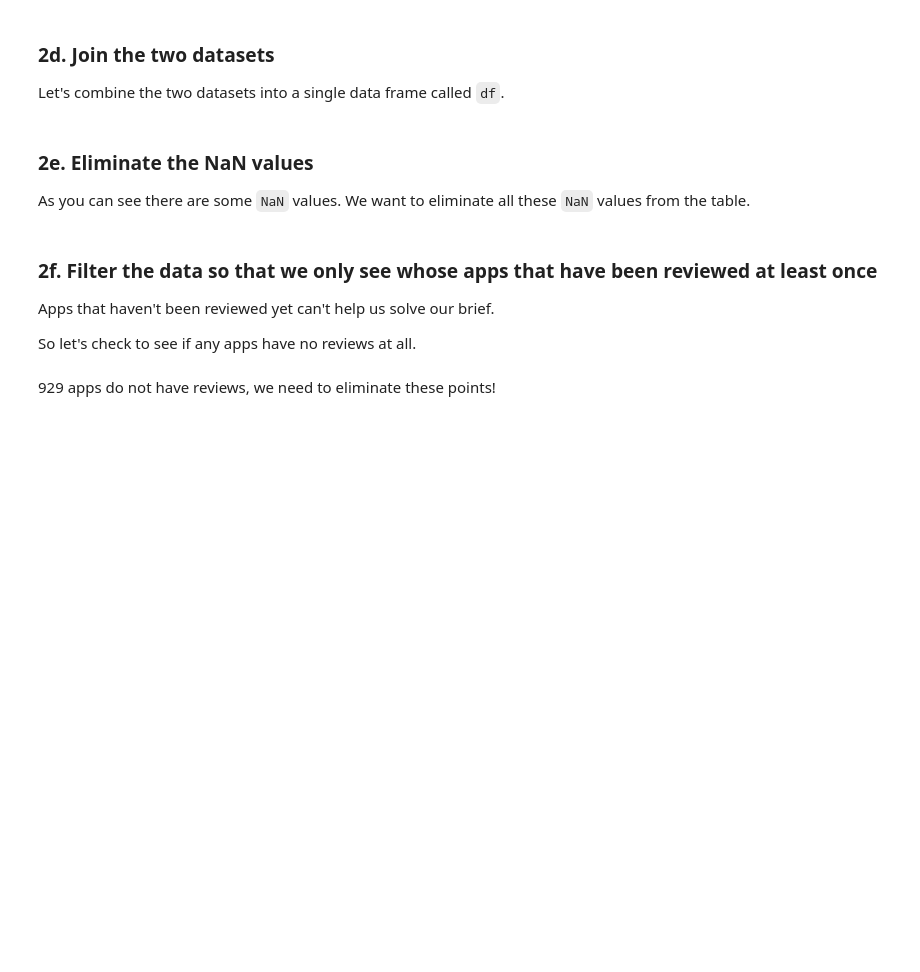
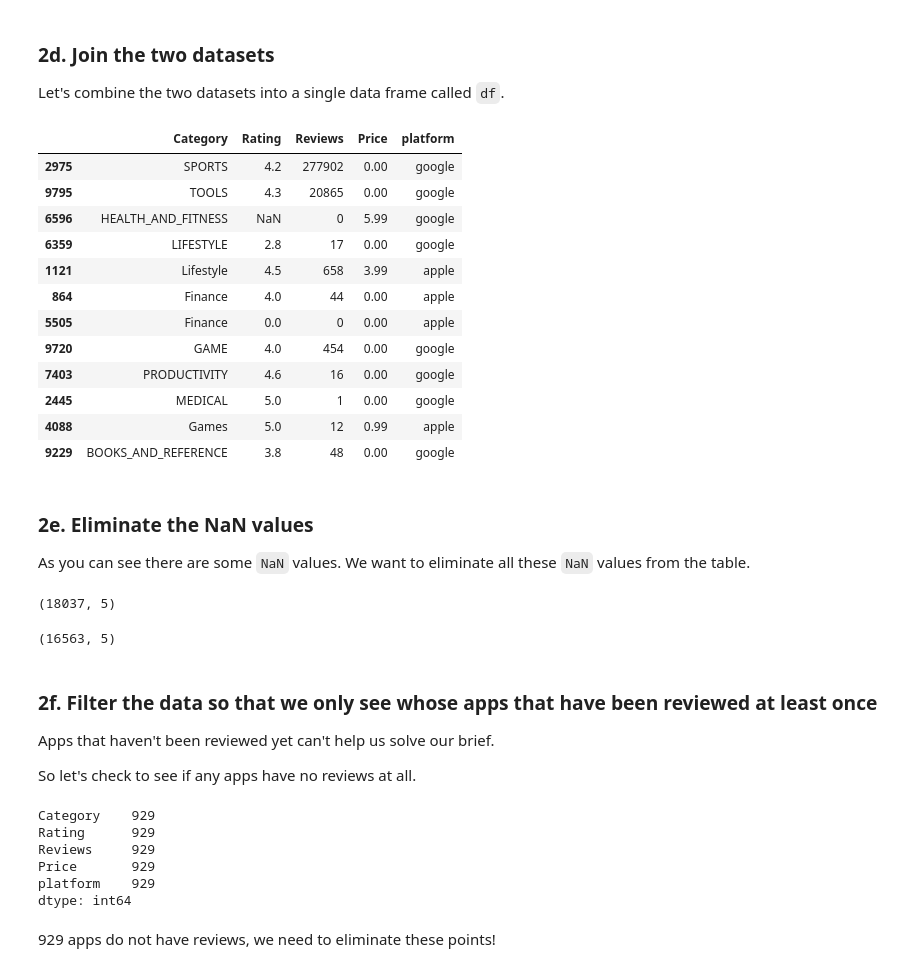
Before and after one commit to allen44/case-study-integrating-apps, a Jupyter notebook: Springboard Apps project - Tier 3 - Complete.ipynb, the cells around one changed output. Saved outputs shown, nothing was run; the diff lists cells and outputs as text; code cells hidden in the pictures; blank space fills up the shorter version.

```diff
--- a/Springboard Apps project - Tier 3 - Complete.ipynb
+++ b/Springboard Apps project - Tier 3 - Complete.ipynb
@@ -186,10 +231,10 @@ This is a problem because Python actually considers these values strings. So we
 # %%
 # Let's create a variable called nosymb.
 # This variable will take the Price column of Google and apply the str.replace() method.
-_ _ _
+nosymb = Google['Price'].str.replace('$', '')
 
 # Now we need to do two things:
-# i. Make the values in the nosymb variable numeric using the to_numeric() pandas method.
+# i. Make the values in the nosymb variable numeric using the
 # ii. Assign this new set of numeric, dollar-sign-less values to Google['Price'].
 # You can do this in one line if you wish.
-_ _ _
+Google['Price'] = pd.to_numeric(nosymb)
@@ -202,4 +259,4 @@ _ _ _
 Notice that the column `Reviews` is still an object column. We actually need this column to be a numeric column, too.
 # %%
 # Convert the 'Reviews' column to a numeric data type.
-_ _ _
+Google['Reviews'] = pd.to_numeric(Google['Reviews'])
@@ -214,4 +283,5 @@ The reason we're making this column is so that we can ultimately join our Apple
 # %%
 # Create a column called 'platform' in both the Apple and Google dataframes.
 # Add the value 'apple' and the value 'google' as appropriate.
-_ _ _
+Google['platform'] = 'google'
+Apple['platform'] = 'apple'
@@ -240,23 +319,41 @@ _ _ _
 Let's combine the two datasets into a single data frame called `df`.
 # %%
 # Let's use the append() method to append Apple to Google.
-_ _ _
+df = Google.append(Apple)
 
 # Using the sample() method with the number 12 passed to it, check 12 random points of your dataset.
-_ _ _
+df.sample(12)
+# %% [output]
+|  | Category | Rating | Reviews | Price | platform |
+| 2975 | SPORTS | 4.2 | 277902 | 0.00 | google |
+| 9795 | TOOLS | 4.3 | 20865 | 0.00 | google |
+| 6596 | HEALTH_AND_FITNESS | NaN | 0 | 5.99 | google |
+| 6359 | LIFESTYLE | 2.8 | 17 | 0.00 | google |
+| 1121 | Lifestyle | 4.5 | 658 | 3.99 | apple |
+| 864 | Finance | 4.0 | 44 | 0.00 | apple |
+| 5505 | Finance | 0.0 | 0 | 0.00 | apple |
+| 9720 | GAME | 4.0 | 454 | 0.00 | google |
+| 7403 | PRODUCTIVITY | 4.6 | 16 | 0.00 | google |
+| 2445 | MEDICAL | 5.0 | 1 | 0.00 | google |
+| 4088 | Games | 5.0 | 12 | 0.99 | apple |
+| 9229 | BOOKS_AND_REFERENCE | 3.8 | 48 | 0.00 | google |
 # %% [markdown]
 ### 2e. Eliminate the NaN values
 
 As you can see there are some `NaN` values. We want to eliminate all these `NaN` values from the table.
+# %%
+# Lets check first the dimesions of df before droping `NaN` values. Use the .shape feature.
+df.shape
+# %% [output]
+(18037, 5)
 # %%
-# Lets check first the dimesions of df before droping `NaN` values. Use the .shape feature.
-_ _ _
-
 # Use the dropna() method to eliminate all the NaN values, and overwrite the same dataframe with the result.
-_ _ _
+df = df.dropna()
 
 # Check the new dimesions of our dataframe.
-_ _ _
+df.shape
+# %% [output]
+(16563, 5)
 # %% [markdown]
 ### 2f. Filter the data so that we only see whose apps that have been reviewed at least once
 
@@ -266,7 +363,14 @@ So let's check to see if any apps have no reviews at all.
 # %%
 # Subset your df to pick out just those rows whose value for 'Reviews' is equal to 0.
 # Do a count() on the result.
-_ _ _
+df[df['Reviews']==0].count()
+# %% [output]
+Category    929
+Rating      929
+Reviews     929
+Price       929
+platform    929
+dtype: int64
 # %% [markdown]
 929 apps do not have reviews, we need to eliminate these points!
 # %%
```
Also changed, not shown: parts of 14 cells of this notebook.
